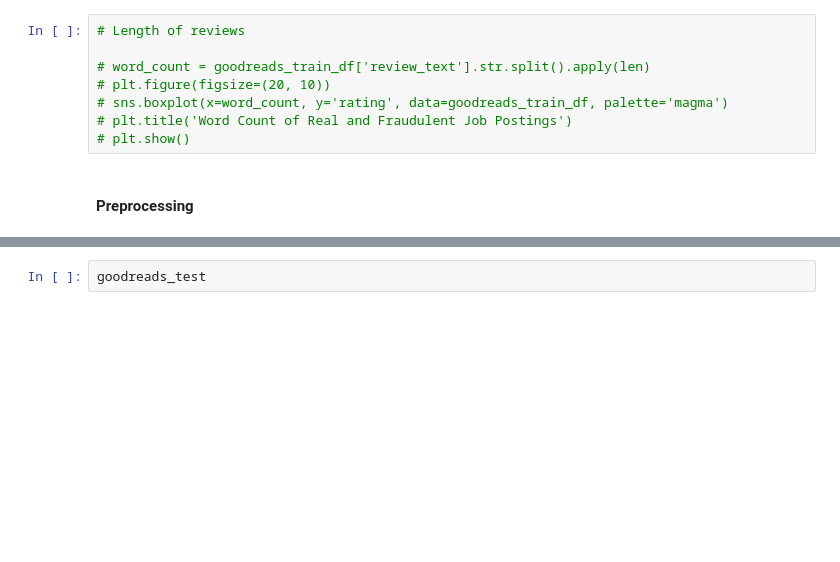
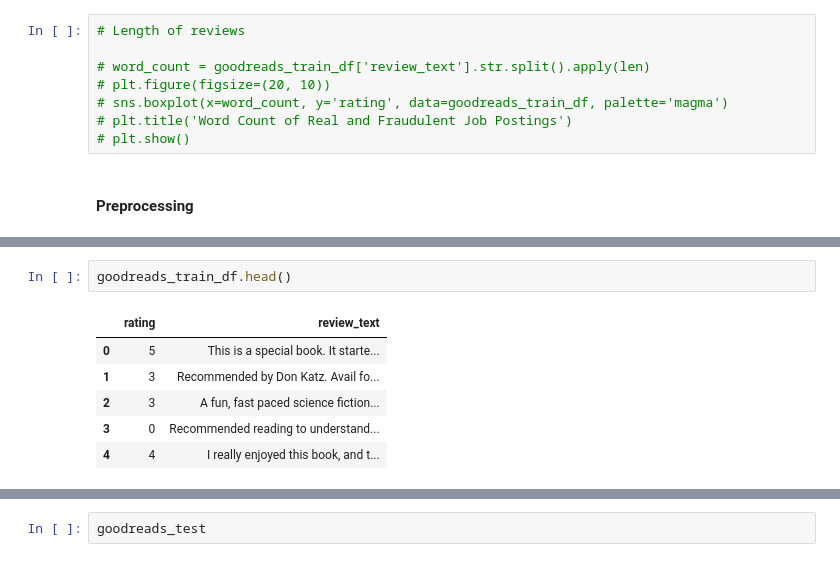
Before and after one commit to terence-yeung/goodreads_books_reviews, a Jupyter notebook: goodreads_books_reviews.ipynb, the cells around one changed output, grey strips where cells are left out. Drawn from its saved outputs; the diff is of its cells as text; blank space fills up the shorter version.

```diff
--- a/goodreads_books_reviews.ipynb
+++ b/goodreads_books_reviews.ipynb
@@ -114,0 +139,9 @@ goodreads_test = goodreads_test.rename_column('review_text', 'text')
+# %%
+goodreads_train_df.head()
+# %% [output]
+|  | rating | review_text |
+| 0 | 5 | This is a special book. It starte... |
+| 1 | 3 | Recommended by Don Katz. Avail fo... |
+| 2 | 3 | A fun, fast paced science fiction... |
+| 3 | 0 | Recommended reading to understand... |
+| 4 | 4 | I really enjoyed this book, and t... |
```
Also changed, not shown: parts of 27 cells of this notebook.
